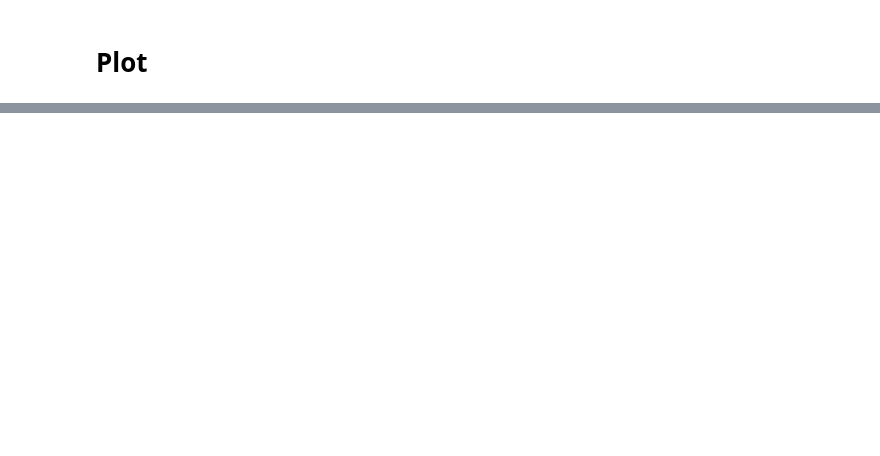
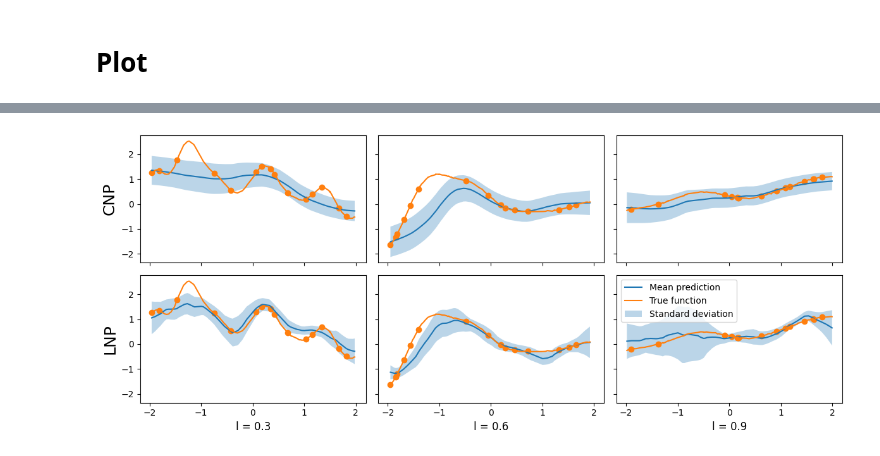
Before and after one commit to tonywu71/neural-processes, a Jupyter notebook: train_cnp_from_arbitrary_gp_varying_kernel.ipynb, the cells around one changed output, grey strips where cells are left out. Drawn from its saved outputs; the diff is of its cells as text; code cells hidden in the pictures; blank space fills up the shorter version.

```diff
--- a/train_cnp_from_arbitrary_gp_varying_kernel.ipynb
+++ b/train_cnp_from_arbitrary_gp_varying_kernel.ipynb
@@ -210,0 +217,34 @@ fig.tight_layout()
+# %%
+num_context = 15
+list_kernel_length_scale = [0.3, 0.6, 0.9]
+
+fig, axis = plt.subplots(2, len(list_kernel_length_scale),
+                         figsize=(4*len(list_kernel_length_scale), 5),
+                         sharex=True,
+                         sharey=True)
+
+for idx_col, kernel_length_scale in enumerate(list_kernel_length_scale):
+    (context_x, context_y, target_x), target_y = draw_single_example_from_arbitrary_gp(
+        kernel_length_scale=kernel_length_scale,
+        num_context=num_context,
+        num_target=100
+    )
+
+    plot_preds_from_single_example(model, context_x, context_y, target_x, target_y,
+                                   show_title=False, ax=axis[0, idx_col])
+
+    plot_preds_from_single_example(lnp_model, context_x, context_y, target_x, target_y,
+                                   show_title=False, ax=axis[1, idx_col])
+
+
+for ax, label in zip(axis[-1,:], [f"l = {l}" for l in list_kernel_length_scale]):
+    ax.set_xlabel(label, rotation=0, size='large')
+
+for ax in axis.flatten()[:-1]:
+    ax.get_legend().remove()
+
+axis[0, 0].set_ylabel("CNP", size=18)
+axis[1, 0].set_ylabel("LNP", size=18)
+
+fig.tight_layout()
+# %% [output]
@@ -210,0 +257 @@ fig.tight_layout()
+[figure, added]
```
Also changed, not shown: parts of 12 cells of this notebook, 2 other files.
